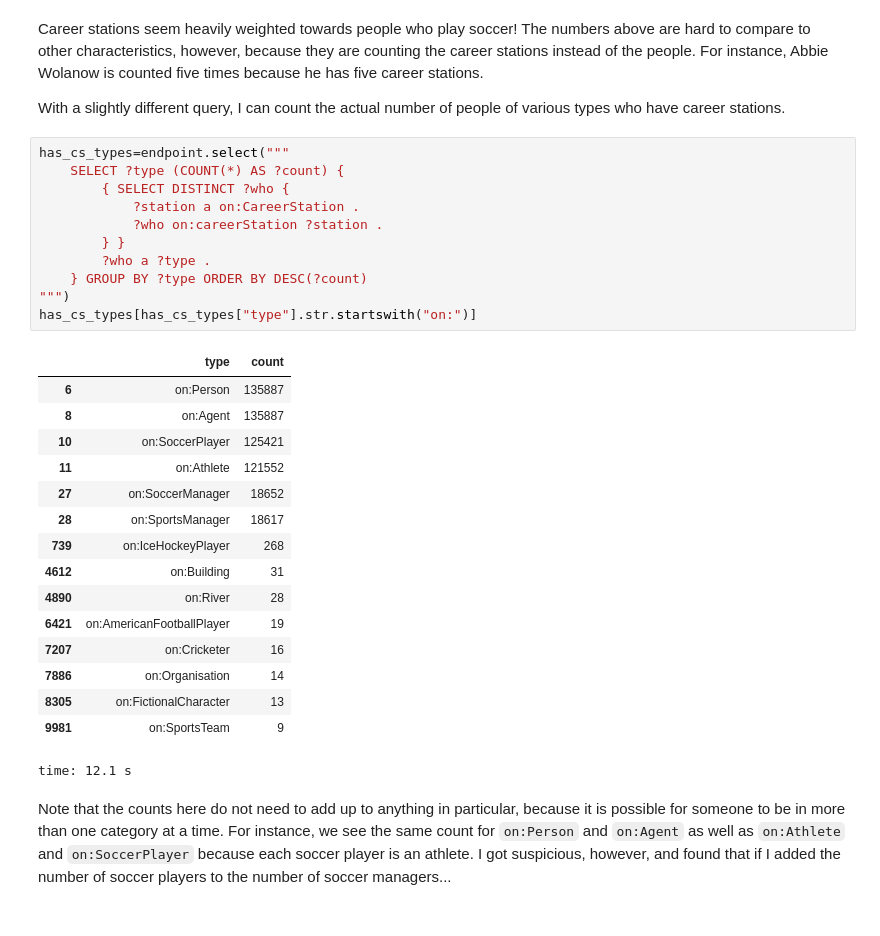
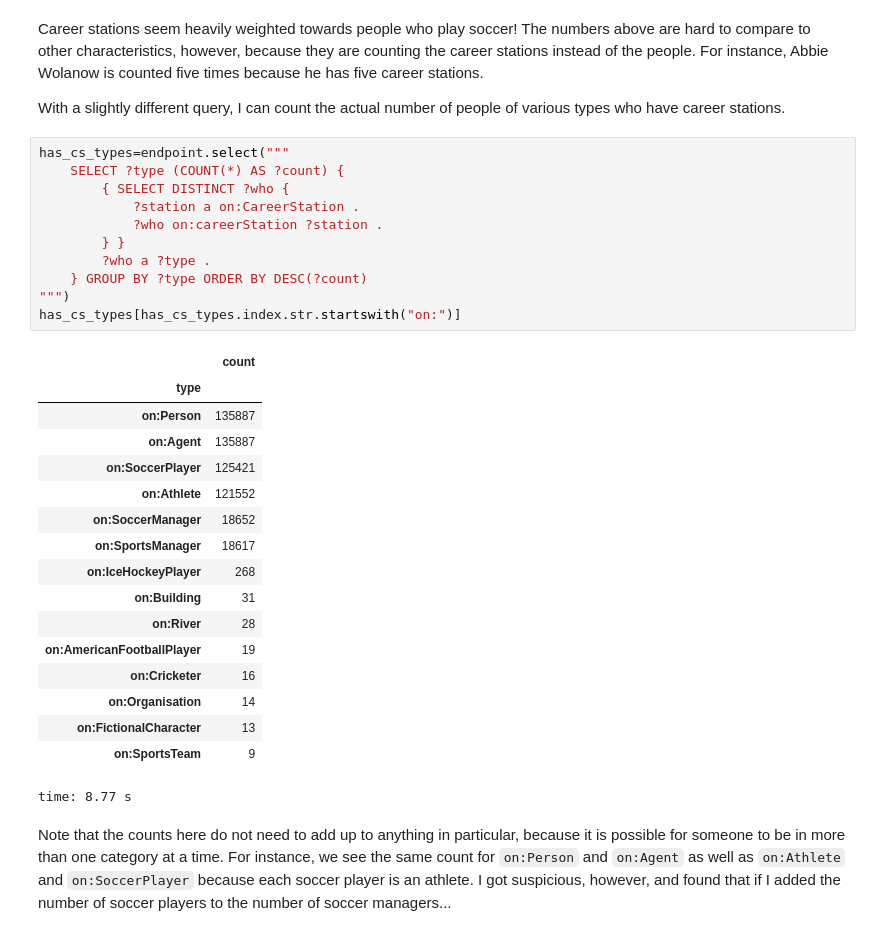
Before and after one commit to paulhoule/gastrodon, a Jupyter notebook: notebooks/remote/Querying DBpedia.ipynb, the cells around one changed output. Drawn from its saved outputs; the diff is of its cells as text.

```diff
--- a/notebooks/remote/Querying DBpedia.ipynb
+++ b/notebooks/remote/Querying DBpedia.ipynb
@@ -666,31 +677,32 @@ With a slightly different query,  I can count the actual number of people of var
 # %%
 has_cs_types=endpoint.select("""
     SELECT ?type (COUNT(*) AS ?count) {
         { SELECT DISTINCT ?who {
             ?station a on:CareerStation .
             ?who on:careerStation ?station .
         } }
         ?who a ?type .
     } GROUP BY ?type ORDER BY DESC(?count)
 """)
-has_cs_types[has_cs_types["type"].str.startswith("on:")]
+has_cs_types[has_cs_types.index.str.startswith("on:")]
 # %% [output]
-|  | type | count |
-| 6 | on:Person | 135887 |
-| 8 | on:Agent | 135887 |
-| 10 | on:SoccerPlayer | 125421 |
-| 11 | on:Athlete | 121552 |
-| 27 | on:SoccerManager | 18652 |
-| 28 | on:SportsManager | 18617 |
-| 739 | on:IceHockeyPlayer | 268 |
-| 4612 | on:Building | 31 |
-| 4890 | on:River | 28 |
-| 6421 | on:AmericanFootballPlayer | 19 |
-| 7207 | on:Cricketer | 16 |
-| 7886 | on:Organisation | 14 |
-| 8305 | on:FictionalCharacter | 13 |
-| 9981 | on:SportsTeam | 9 |
+|  | count |
+| type |  |
+| on:Person | 135887 |
+| on:Agent | 135887 |
+| on:SoccerPlayer | 125421 |
+| on:Athlete | 121552 |
+| on:SoccerManager | 18652 |
+| on:SportsManager | 18617 |
+| on:IceHockeyPlayer | 268 |
+| on:Building | 31 |
+| on:River | 28 |
+| on:AmericanFootballPlayer | 19 |
+| on:Cricketer | 16 |
+| on:Organisation | 14 |
+| on:FictionalCharacter | 13 |
+| on:SportsTeam | 9 |
-time: 12.1 s
+time: 8.77 s
 # %% [markdown]
 Note that the counts here do not need to add up to anything in particular,  because it is possible for someone to be in more than one category at a time.  For instance,  we see the same count for `on:Person` and `on:Agent` as well as `on:Athlete` and `on:SoccerPlayer` because each soccer player is an athlete.  I got suspicious,  however,  and found that if I added the number of soccer players to the number of soccer managers...
 # %%
```
Also changed, not shown: parts of 37 cells of this notebook, 5 other files.
